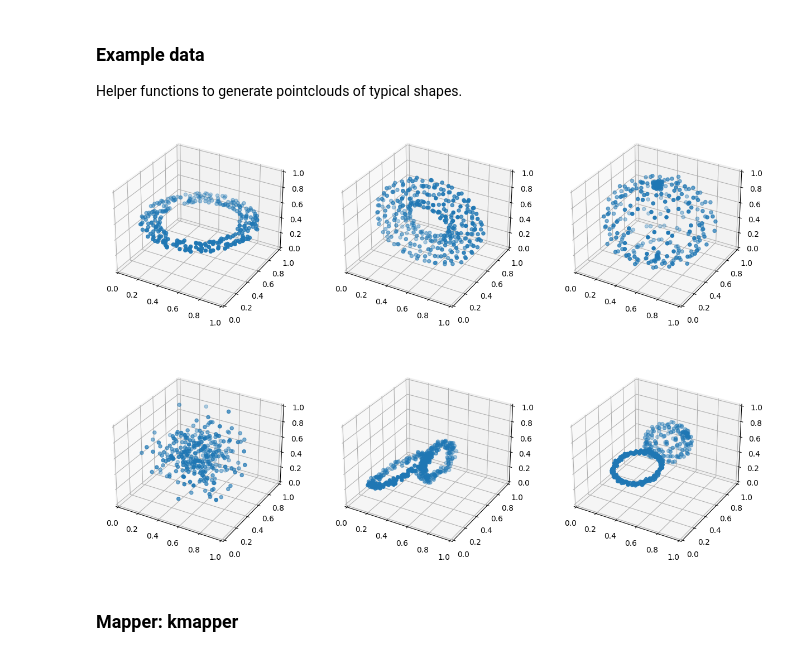
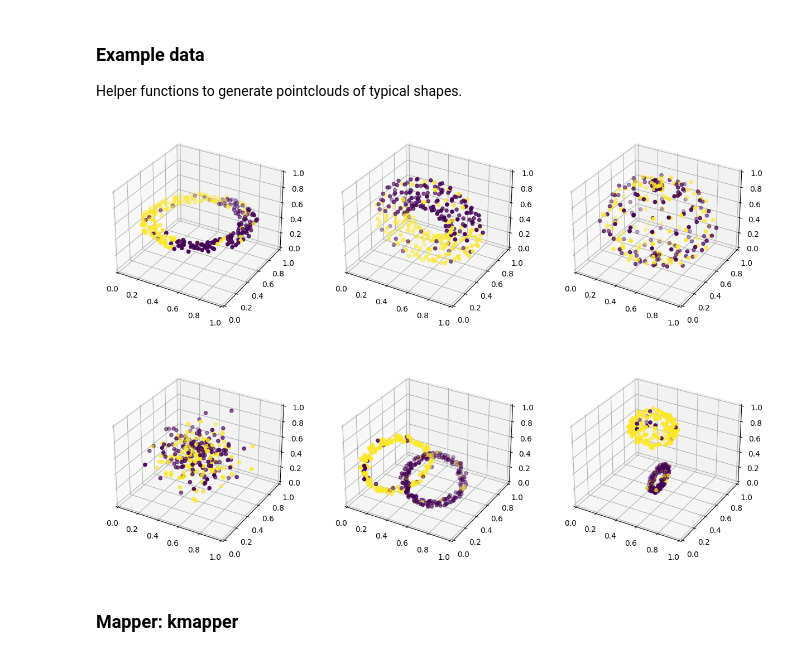
Before and after one commit to VillePuuska/KaggleExamples, a Jupyter notebook: tda-examples-mapper.ipynb, the cells around one changed output. Drawn from its saved outputs; the diff is of its cells as text; code cells hidden in the pictures.

```diff
--- a/tda-examples-mapper.ipynb
+++ b/tda-examples-mapper.ipynb
@@ -136,9 +136,9 @@ def get_sphere_and_circle_separate():
     x2 = np.random.uniform(-0.8, -0.4)
     y2, z2 = np.random.uniform(-0.5, 0.5, size=2)
     sphere = get_sphere(r=r2, num_angles=100, noise_angle=0.03, noise_radius=0.1)
-    sphere = sphere[range(0, len(sphere), 2*27)]
+    sphere = sphere[range(0, len(sphere), 27)]
     sphere = shift(sphere, shift=(-r2+x2, y2, z2))
-    #np.random.shuffle(sphere)
+    np.random.shuffle(sphere)
     sphere = sphere[:(POINTS+1)//2]
     cloud = np.concatenate([circle, sphere])
     cloud = rotate(cloud, x_angle=np.random.uniform(-np.pi/2, np.pi/2),
@@ -150,38 +150,44 @@ def get_sphere_and_circle_separate():
 # %%
 circle = get_circle(noise_angle=0.1, noise_radius=0.2, num=300)
 circle = normalize(circle)
 
 torus = get_torus(r1=1.0, r2=0.4, noise=0.05, num_circle=11, num_angles=31)
 torus = normalize(torus)
 
 sphere = get_sphere(r=1.0, noise_angle=0.1, noise_radius=0.1, num_angles=17)
 sphere = normalize(sphere)
 
 cluster = get_cluster(num=300, noise=0.2)
 cluster = normalize(cluster)
 
 attached_circles = get_attached_circles()
 
 circle_and_sphere = get_sphere_and_circle_separate()
 
 pc_list = [circle, torus, sphere, cluster, attached_circles, circle_and_sphere]
 name_list = ["circle", "torus", "sphere", "cluster", "attached_circles", "circle_and_sphere"]
-color_list = [[1]*len(circle),
-              [1]*len(torus),
-              [1]*len(sphere),
-              [1]*len(cluster),
-              ([0]*(POINTS//2)) + ([1]*(POINTS//2)),
-              ([0]*(POINTS//2)) + ([1]*(POINTS//2))]
+color_list = [np.concatenate((np.random.binomial(1, 0.1, len(circle)//2),
+                             np.random.binomial(1, 0.9, len(circle)-(len(circle)//2)))),
+              np.concatenate((np.random.binomial(1, 0.1, len(torus)//2),
+                             np.random.binomial(1, 0.9, len(torus)-(len(torus)//2)))),
+              np.concatenate((np.random.binomial(1, 0.1, len(sphere)//2),
+                             np.random.binomial(1, 0.9, len(sphere)-(len(sphere)//2)))),
+              np.concatenate((np.random.binomial(1, 0.1, len(cluster)//2),
+                             np.random.binomial(1, 0.9, len(cluster)-(len(cluster)//2)))),
+              np.concatenate((np.random.binomial(1, 0.1, POINTS//2),
+                             np.random.binomial(1, 0.9, POINTS-(POINTS//2)))),
+              np.concatenate((np.random.binomial(1, 0.1, POINTS//2),
+                             np.random.binomial(1, 0.9, POINTS-(POINTS//2))))]
 
 fig = plt.figure(figsize=(15, 5*((len(pc_list)+2)//3)))
 for i, pc in enumerate(pc_list):
     ax = fig.add_subplot((len(pc_list)+2)//3, 3, i+1, projection='3d')
     ax.set_xlim(0, 1)
     ax.set_ylim(0, 1)
     ax.set_zlim(0, 1)
-    ax.scatter(pc[:,0], pc[:,1], pc[:,2])
+    ax.scatter(pc[:,0], pc[:,1], pc[:,2], c=color_list[i])
 # %% [output]
-[figure, old version]
+[figure, new version]
 # %% [markdown]
 ### Mapper: kmapper
 # %%
```
Also changed, not shown: parts of 3 cells of this notebook.
